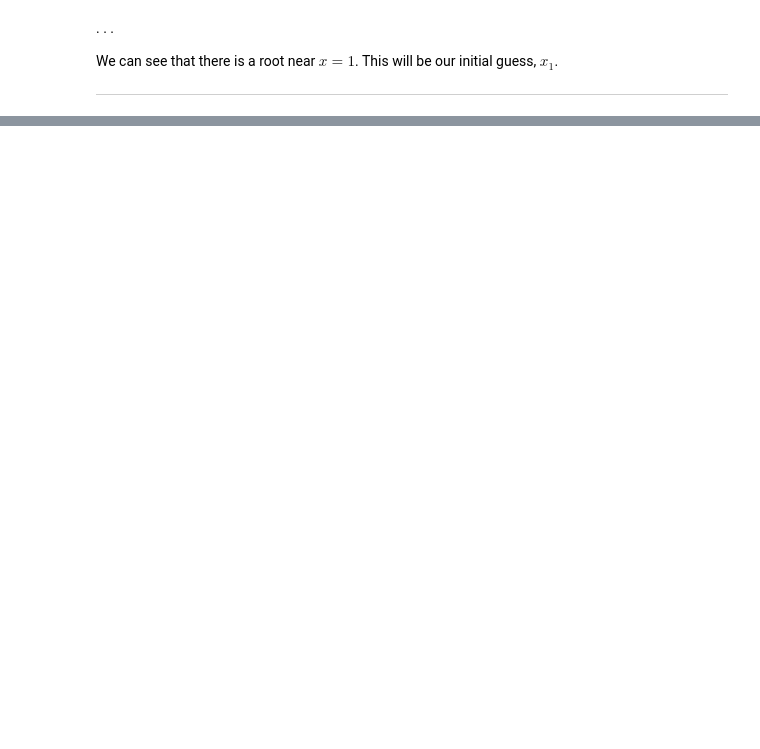
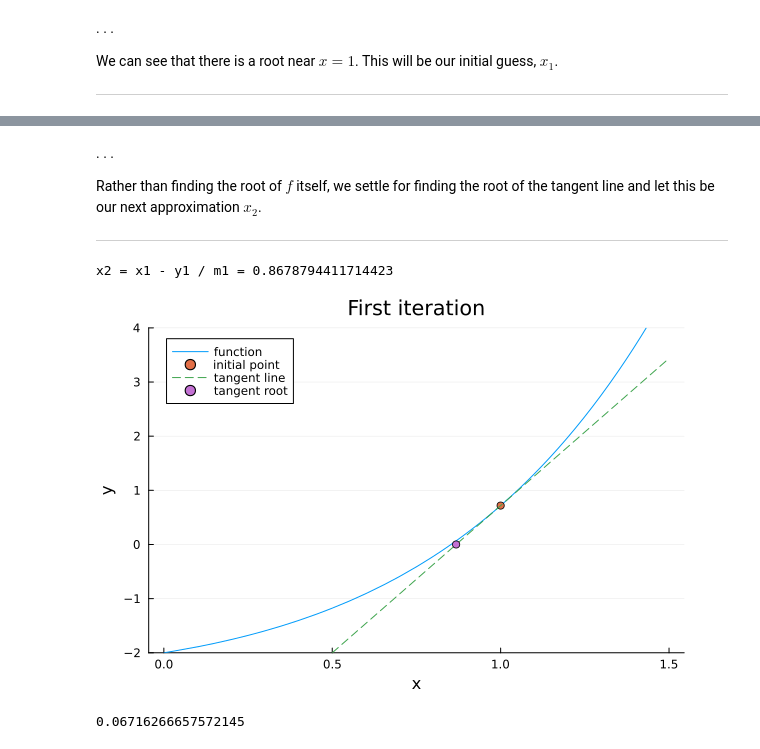
Before and after one commit to jamiehadd/164-ScientificComputing, a Jupyter notebook: Lecture10/Lecture10.ipynb, the cells around one changed output, grey strips where cells are left out. Saved outputs shown, nothing was run; the diff lists cells and outputs as text; code cells hidden in the pictures; blank space fills up the shorter version.

```diff
--- a/Lecture10/Lecture10.ipynb
+++ b/Lecture10/Lecture10.ipynb
@@ -63,0 +80,16 @@ scatter!([x1],[y1],label="initial point")
+# %% [markdown]
+. . .
+
+Rather than finding the root of $f$ itself, we settle for finding the root of the tangent line and let this be our next approximation $x_2$.
+
+---
+# %%
+@show x2 = x1 - y1/m1
+scatter!([x2],[0],label="tangent root",title="First iteration")
+# %% [output]
+x2 = x1 - y1 / m1 = 0.8678794411714423
+[figure, added]
+# %%
+y2 = f(x2)
+# %% [output]
+0.06716266657572145
```
Also changed, not shown: parts of 10 cells of this notebook, 1 other file.
